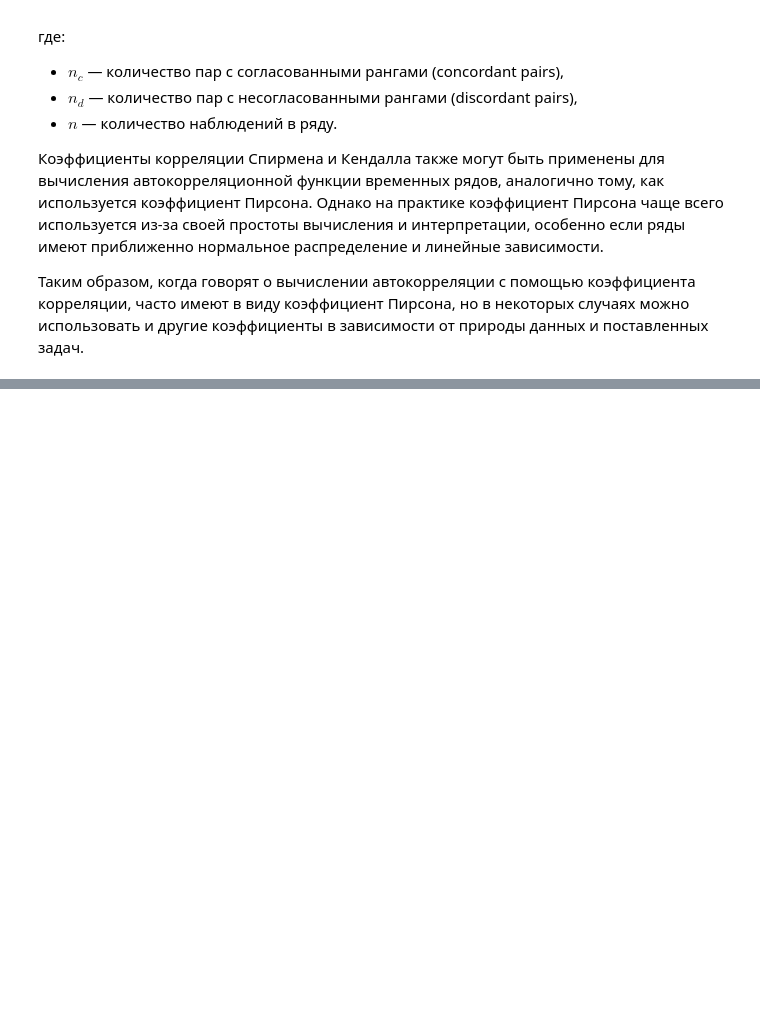
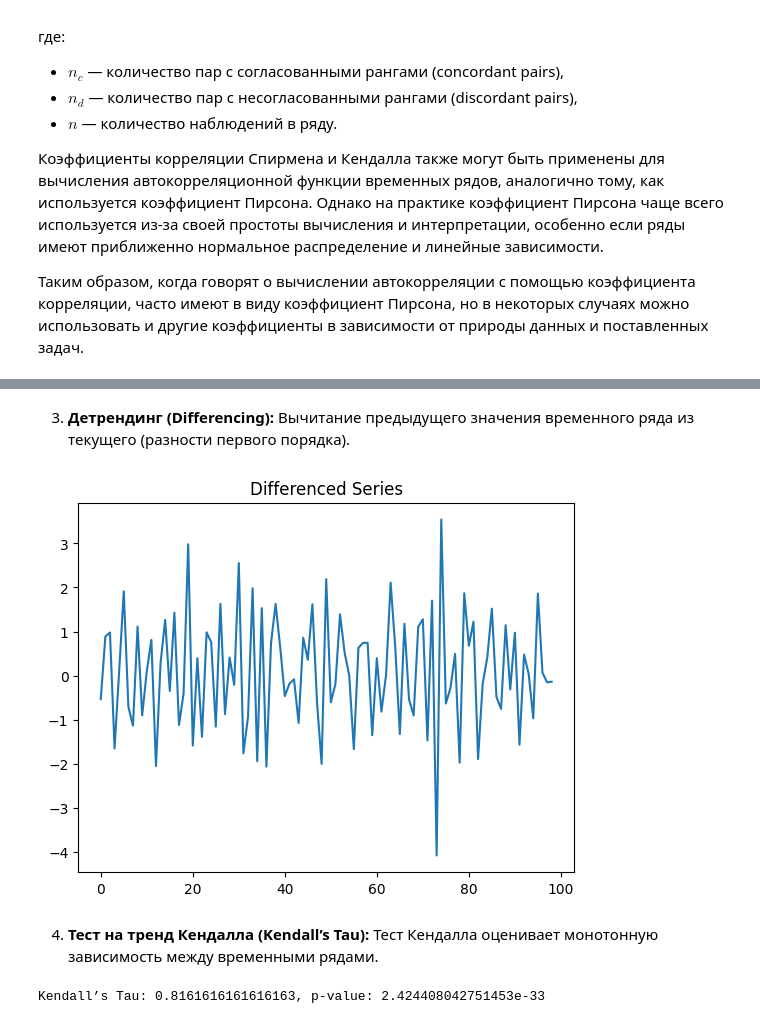
Before and after one commit to CodeHunterOfficial/TimeSeriesForecast_2024-2025, a Jupyter notebook: Тема 2. Аналитика временных рядов/Тема_2_Аналитика_временных_рядов.ipynb, the cells around one changed output, grey strips where cells are left out. Drawn from its saved outputs; the diff is of its cells as text; code cells hidden in the pictures; blank space fills up the shorter version.

```diff
--- a/Тема 2. Аналитика временных рядов/Тема_2_Аналитика_временных_рядов.ipynb
+++ b/Тема 2. Аналитика временных рядов/Тема_2_Аналитика_временных_рядов.ipynb
@@ -245,0 +589,21 @@ $$ \tau_{\tau} = \frac{n_c - n_d}{\frac{n(n-1)}{2}}, $$
+# %% [markdown]
+
+3. **Детрендинг (Differencing):**
+   Вычитание предыдущего значения временного ряда из текущего (разности первого порядка).
+# %%
+y_diff = np.diff(y)
+plt.plot(y_diff)
+plt.title('Differenced Series')
+plt.show()
+# %% [output]
+[figure, added]
+# %% [markdown]
+4. **Тест на тренд Кендалла (Kendall’s Tau):**
+   Тест Кендалла оценивает монотонную зависимость между временными рядами.
+# %%
+from scipy.stats import kendalltau
+
+tau, p_value = kendalltau(np.arange(len(y)), y)
+print(f"Kendall’s Tau: {tau}, p-value: {p_value}")
+# %% [output]
+Kendall’s Tau: 0.8161616161616163, p-value: 2.424408042751453e-33
```
Also changed, not shown: parts of 54 cells of this notebook.
